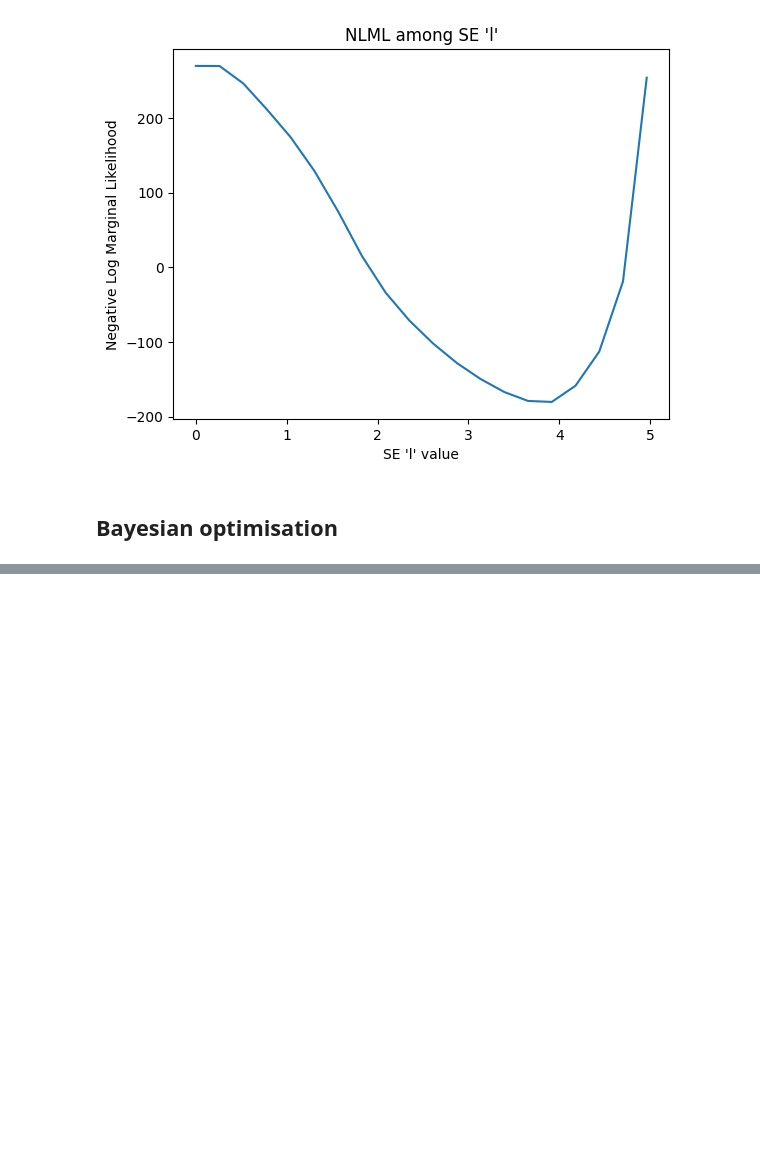
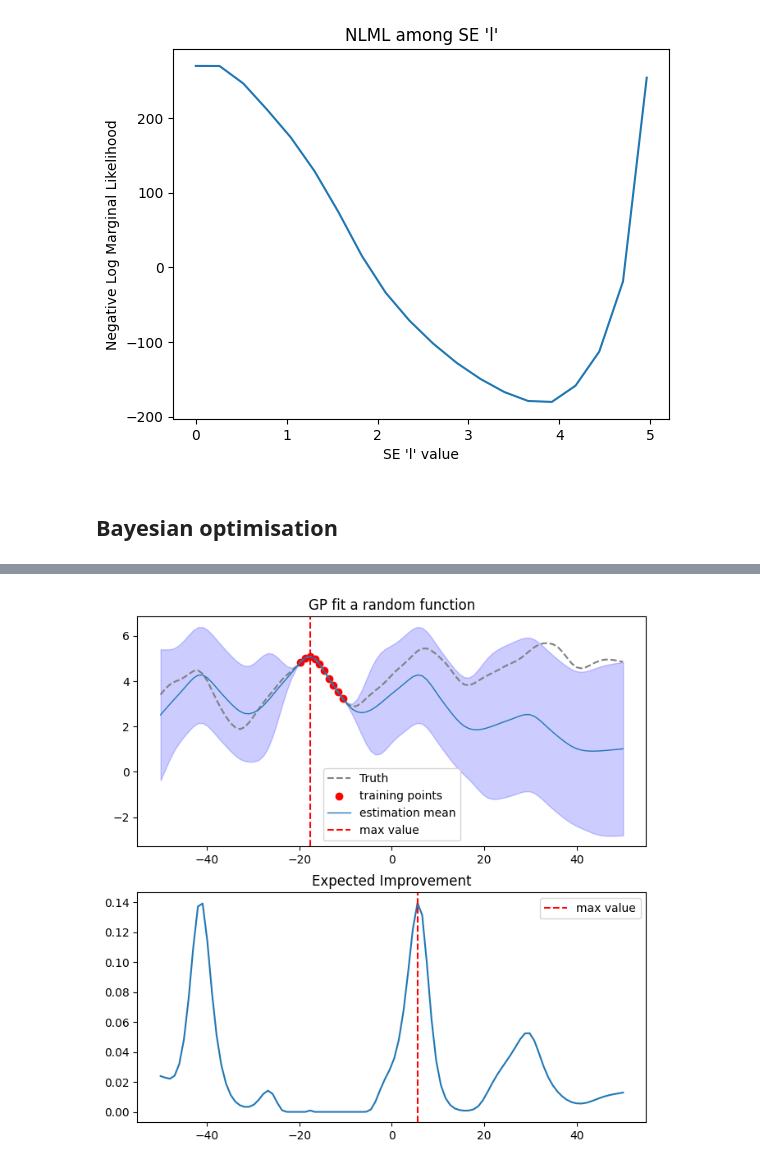
Before and after one commit to kurexi/ml-labs, a Jupyter notebook: GaussianProcess.ipynb, the cells around one changed output, grey strips where cells are left out. Saved outputs shown, nothing was run; the diff lists cells and outputs as text; code cells hidden in the pictures; blank space fills up the shorter version.

```diff
--- a/GaussianProcess.ipynb
+++ b/GaussianProcess.ipynb
@@ -311,0 +352,42 @@ plt.show()
+# %%
+# Failure snario
+fig, axis = plt.subplots(2, 1, figsize=(8,8))
+axis[0].plot(x_test, truth2, linestyle='--', c='gray', label='Truth')
+
+x_train = x_test[30:40:1]
+t_train = truth2[30:40:1]
+axis[0].scatter(x_train, t_train, c='red', label='training points')
+
+result = opt.minimize(negative_lml, [1.0, 1.0, 1.0], args=(x_train, t_train, k_osc))
+l_op, sigma_f_op, sigma_d_op = result.x
+learned_kernel = covariance_matrix(x_train, lambda x,y: k_osc(x, y, sigma_f_op, l_op), sigma_d=sigma_d_op)
+pure_kernel = covariance_matrix(x_train, lambda x,y: k_osc(x, y, sigma_f_op, l_op), sigma_d=0)
+
+prior_m = 0
+
+inv_K_times_t = np.linalg.solve(learned_kernel, t_train - prior_m)
+K_star_x = cross_covariance_matrix(x_test, x_train, lambda x,y: k_osc(x, y, sigma_f_op, l_op))
+mean_test = prior_m + np.dot(K_star_x, inv_K_times_t)
+
+K_star_star = covariance_matrix(x_test, lambda x,y: k_osc(x, y, sigma_f_op, l_op), sigma_d=0)
+inv_K_times_K_x_star = np.linalg.solve(learned_kernel, K_star_x.T)
+covariance_test = K_star_star - np.dot(K_star_x, inv_K_times_K_x_star)
+std_test = np.sqrt(np.maximum(np.diag(covariance_test), 0))
+
+i_eta =  np.argmax(mean_test)
+
+axis[0].fill_between(x_test, mean_test - 1.96*std_test, mean_test + 1.96*std_test, color='blue', alpha=0.2)
+axis[0].plot(x_test, mean_test, linewidth=1, label='estimation mean')
+axis[0].set_title('GP fit a random function')
+axis[0].axvline(x=x_test[i_eta], color='red', linestyle='--', label='max value')
+axis[0].legend()
+
+eis = [expected_improvement(mean_test, std_test, mean_test[i_eta])]
+axis[1].plot(x_test, eis[0])
+axis[1].axvline(x=x_test[np.argmax(eis[0])], color='red', linestyle='--', label='max value')
+axis[1].set_title('Expected Improvement')
+axis[1].legend()
+
+plt.show()
+# %% [output]
+[figure, added]
```
Also changed, not shown: parts of 2 cells of this notebook.
